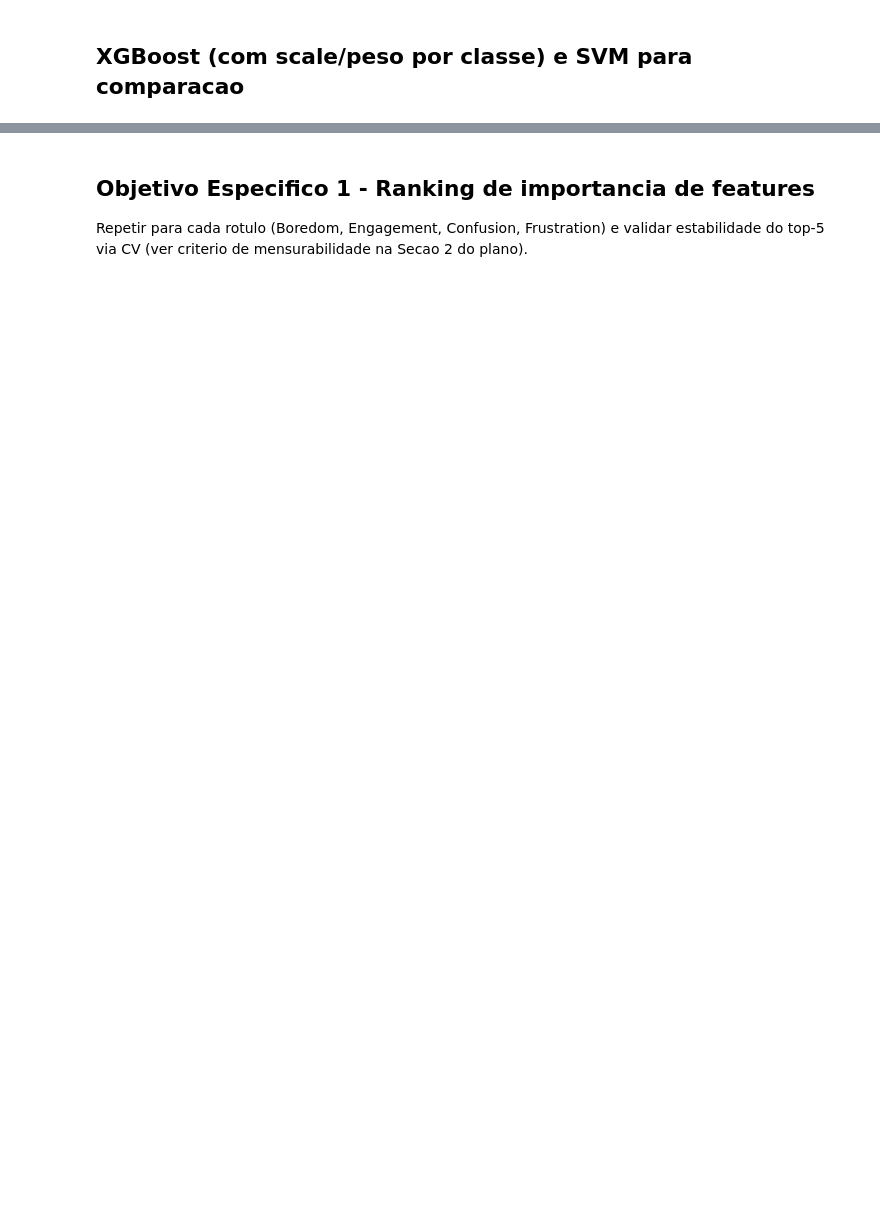
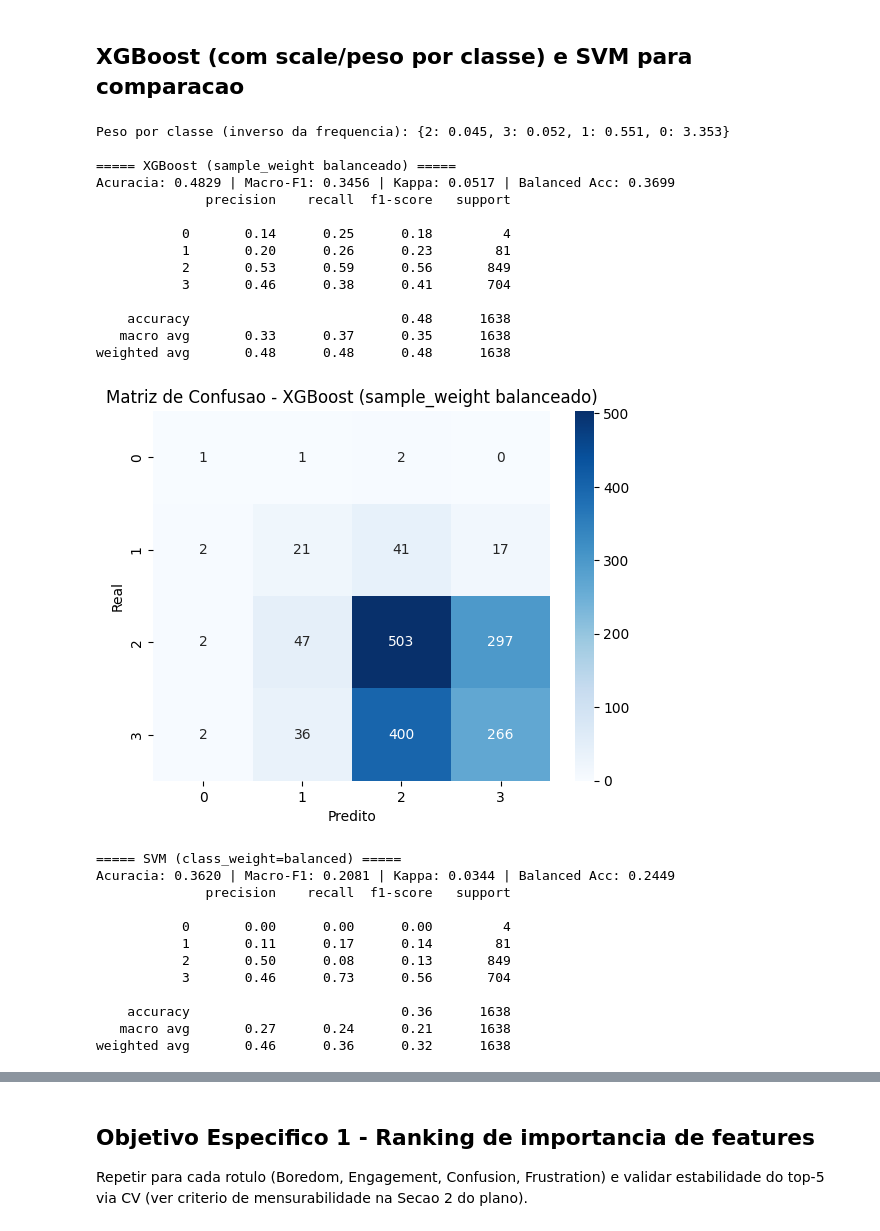
Before and after one commit to paulobrandaodev/Analise-Engajamento-EAD, a Jupyter notebook: notebooks/03_baseline_classico.ipynb, the cells around one changed output, grey strips where cells are left out. Cells and saved outputs as stored; diff of their text form; code cells hidden in the pictures; blank space fills up the shorter version.

```diff
--- a/notebooks/03_baseline_classico.ipynb
+++ b/notebooks/03_baseline_classico.ipynb
@@ -30,8 +30,22 @@ ROOT = Path.cwd().parent
 FEATURES_DIR = ROOT / "datasets" / "DAiSEE" / "features"
 TARGET = "Engagement"  # trocar para Boredom/Confusion/Frustration para repetir a analise (Objetivo 1)
 # %%
+def desdobrar_roll(s):
+    """Corrige a descontinuidade circular do angulo de roll.
+
+    O roll vindo do solvePnP/Rodrigues fica em [-180, 180] e, para uma cabeca ereta,
+    concentra-se junto de +-180 (99,4% dos quadros). Assim, +179 e -179 - que distam
+    2 graus na realidade - aparecem como 358 graus de diferenca, inflando media/desvio.
+    Isso corrompia `roll_std` em 25,4% dos clipes (media 35,3 contra 1,8 do desvio
+    circular correto). Mapear para [0, 360) desloca o corte para 0 e torna a serie
+    continua na regiao onde os dados de fato estao.
+    """
+    return s % 360
+
+
 def load_and_aggregate(split_name):
     df = pd.read_parquet(FEATURES_DIR / f"{split_name}_frame_features.parquet")
+    df["roll"] = desdobrar_roll(df["roll"])
     feat_cols = ["ear", "mar", "yaw", "pitch", "roll", "gaze_h", "gaze_v", "gaze_offset"]
 
     agg_funcs = ["mean", "std", "min", "max"]
@@ -51,4 +65,6 @@ test_agg = load_and_aggregate("test")
 
 feature_cols = [c for c in train_agg.columns if c not in ["ClipID", "Boredom", "Engagement", "Confusion", "Frustration"]]
 print("Numero de features:", len(feature_cols))
+print("Verificacao do roll corrigido - mediana de roll_std:", round(train_agg["roll_std"].median(), 2),
+      "| media:", round(train_agg["roll_std"].mean(), 2))
 train_agg.head()
@@ -125,14 +213,48 @@ results.append(full_report(y_test, rf_smote.predict(X_test), "RandomForest + SMO
 # %% [markdown]
 ## XGBoost (com scale/peso por classe) e SVM para comparacao
 # %%
-sample_weights = y_train.map(y_train.value_counts(normalize=True).rpow(-1))
+# Pesos por amostra = inverso da frequencia da classe (normalizado), para o XGBoost.
+# (Correcao: `.rpow(-1)` calcularia (-1)**proporcao -> NaN; o correto e o inverso da frequencia.)
+freq = y_train.value_counts(normalize=True)
+inv_freq = (1.0 / freq) / (1.0 / freq).sum() * len(freq)
+sample_weights = y_train.map(inv_freq)
+print("Peso por classe (inverso da frequencia):", inv_freq.round(3).to_dict())
+
 xgb_model = xgb.XGBClassifier(
     random_state=RANDOM_STATE, n_estimators=400, max_depth=6, learning_rate=0.05,
     eval_metric="mlogloss",
 )
 xgb_model.fit(X_train, y_train, sample_weight=sample_weights)
 results.append(full_report(y_test, xgb_model.predict(X_test), "XGBoost (sample_weight balanceado)"))
 
-svm_model = SVC(kernel="rbf", class_weight="balanced", random_state=RANDOM_STATE)
+svm_model = SVC(kernel="rbf", class_weight="balanced", random_state=RANDOM_STATE, probability=True)
 svm_model.fit(X_train, y_train)
 results.append(full_report(y_test, svm_model.predict(X_test), "SVM (class_weight=balanced)"))
+# %% [output]
+Peso por classe (inverso da frequencia): {2: 0.045, 3: 0.052, 1: 0.551, 0: 3.353}
+
+===== XGBoost (sample_weight balanceado) =====
+Acuracia: 0.4829 | Macro-F1: 0.3456 | Kappa: 0.0517 | Balanced Acc: 0.3699
+              precision    recall  f1-score   support
+
+           0       0.14      0.25      0.18         4
+           1       0.20      0.26      0.23        81
+           2       0.53      0.59      0.56       849
+           3       0.46      0.38      0.41       704
+
+    accuracy                           0.48      1638
+   macro avg       0.33      0.37      0.35      1638
+weighted avg       0.48      0.48      0.48      1638
+[figure, added]
+===== SVM (class_weight=balanced) =====
+Acuracia: 0.3620 | Macro-F1: 0.2081 | Kappa: 0.0344 | Balanced Acc: 0.2449
+              precision    recall  f1-score   support
+
+           0       0.00      0.00      0.00         4
+           1       0.11      0.17      0.14        81
+           2       0.50      0.08      0.13       849
+           3       0.46      0.73      0.56       704
+
+    accuracy                           0.36      1638
+   macro avg       0.27      0.24      0.21      1638
+weighted avg       0.46      0.36      0.32      1638
```
Also changed, not shown: parts of 10 cells of this notebook, 33 other files.
